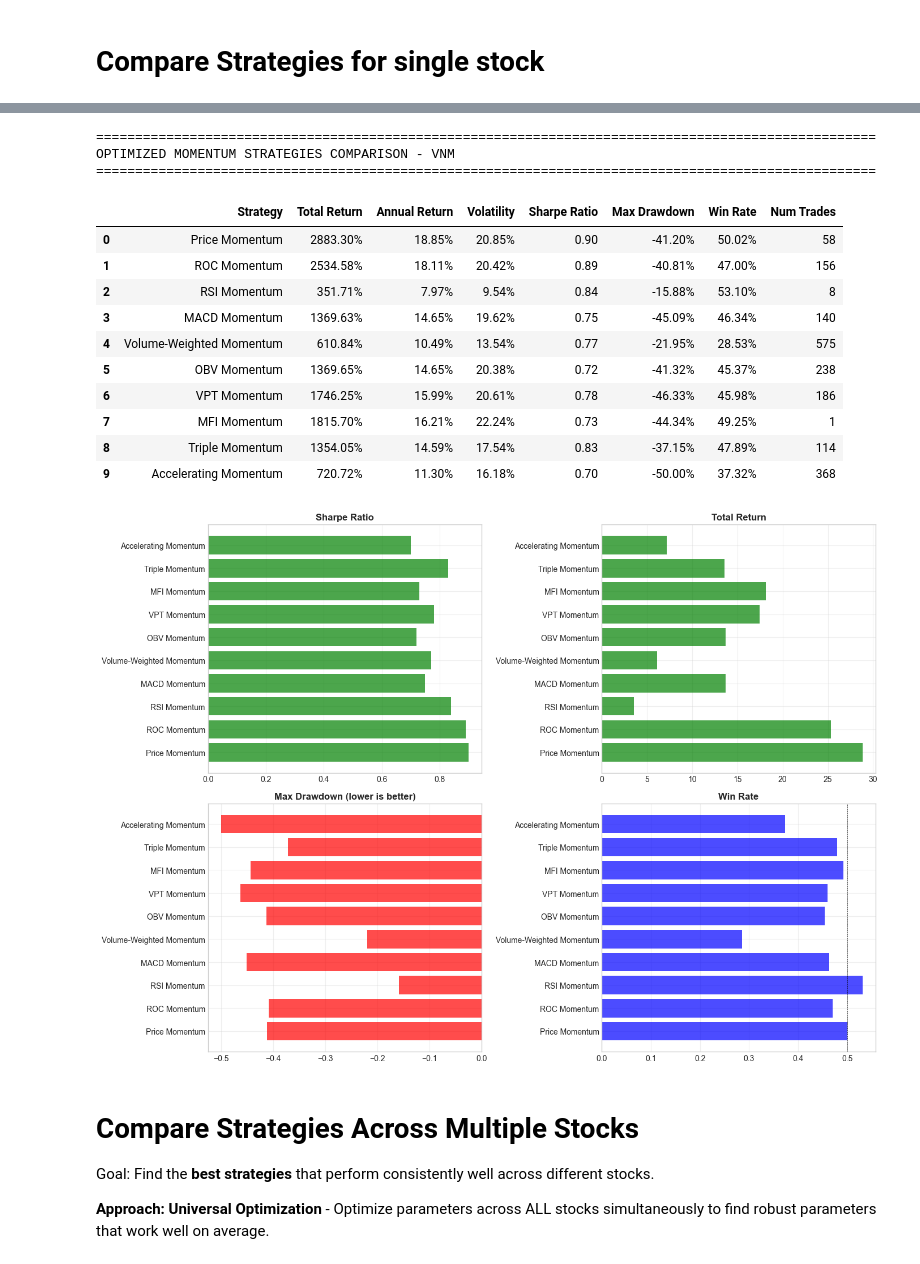
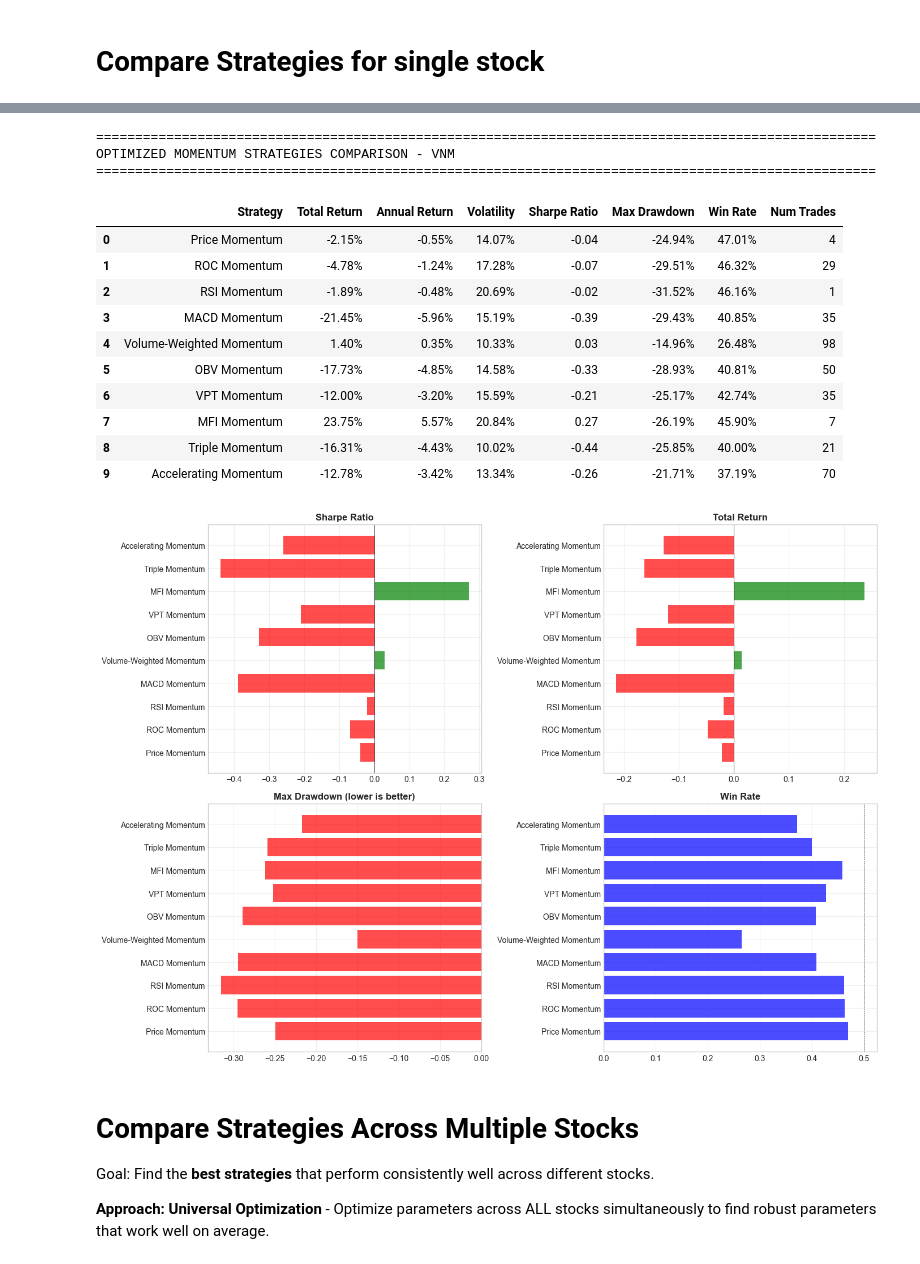
Before and after one commit to NgokNgo/computational-finance, a Jupyter notebook: notebooks/01BasicStrategies.ipynb, the cells around one changed output, grey strips where cells are left out. Cells and saved outputs as stored; diff of their text form; code cells hidden in the pictures.

Commit message:
fix optimize phase

```diff
--- a/notebooks/01BasicStrategies.ipynb
+++ b/notebooks/01BasicStrategies.ipynb
@@ -542,0 +420,14 @@ OPTIMIZATION SUMMARY
+# %%
+optimized_strategies = {}
+for strategy_name, param_space in param_spaces.items():
+    print(f"\nOptimizing {strategy_name}...")
+    optimized_params = optimize_onestock(
+        strategy_class=globals()[strategy_name],
+        train_df=train_df,
+        val_df=val_df,
+        param_space=param_space,
+        n_trials=100,
+        backtest_fn=backtest_strategy
+    )
+    optimized_strategies[strategy_name] = optimized_params
+    print(f"Optimized Parameters for {strategy_name}: {optimized_params}")
@@ -543,44 +493,44 @@ OPTIMIZATION SUMMARY
 # %%
 # ========== COMPARE OPTIMIZED MOMENTUM STRATEGIES ==========
 
 # Create strategies with optimized parameters
 optimized_strategies = [
-    PriceMomentum(**optimized_results['PriceMomentum']['params']),
-    ROCMomentum(**optimized_results['ROCMomentum']['params']),
-    RSIMomentum(**optimized_results['RSIMomentum']['params']),
-    MACDMomentum(**optimized_results['MACDMomentum']['params']),
-    VolumeWeightedMomentum(**optimized_results['VolumeWeightedMomentum']['params']),
-    OBVMomentum(**optimized_results['OBVMomentum']['params']),
-    VPTMomentum(**optimized_results['VPTMomentum']['params']),
-    MFIMomentum(**optimized_results['MFIMomentum']['params']),
-    TripleMomentum(**optimized_results['TripleMomentum']['params']),
-    AcceleratingMomentum(**optimized_results['AcceleratingMomentum']['params'])
+    PriceMomentum(**optimized_strategies['PriceMomentum']['best_params']),
+    ROCMomentum(**optimized_strategies['ROCMomentum']['best_params']),
+    RSIMomentum(**optimized_strategies['RSIMomentum']['best_params']),
+    MACDMomentum(**optimized_strategies['MACDMomentum']['best_params']),
+    VolumeWeightedMomentum(**optimized_strategies['VolumeWeightedMomentum']['best_params']),
+    OBVMomentum(**optimized_strategies['OBVMomentum']['best_params']),
+    VPTMomentum(**optimized_strategies['VPTMomentum']['best_params']),
+    MFIMomentum(**optimized_strategies['MFIMomentum']['best_params']),
+    TripleMomentum(**optimized_strategies['TripleMomentum']['best_params']),
+    AcceleratingMomentum(**optimized_strategies['AcceleratingMomentum']['best_params'])
 ]
 
-optimized_comparison = compare_strategies(df, optimized_strategies)
+optimized_comparison = compare_strategies(test_df, optimized_strategies)
 
 print(f"\n{'='*100}")
 print(f"OPTIMIZED MOMENTUM STRATEGIES COMPARISON - {SYMBOL}")
 print("="*100)
 display(optimized_comparison)
 
 plot_comparison_charts(optimized_comparison)
 # %% [output]
 ====================================================================================================
 OPTIMIZED MOMENTUM STRATEGIES COMPARISON - VNM
 ====================================================================================================
 |  | Strategy | Total Return | Annual Return | Volatility | Sharpe Ratio | Max Drawdown | Win Rate | Num Trades |
-| 0 | Price Momentum | 2883.30% | 18.85% | 20.85% | 0.90 | -41.20% | 50.02% | 58 |
-| 1 | ROC Momentum | 2534.58% | 18.11% | 20.42% | 0.89 | -40.81% | 47.00% | 156 |
-| 2 | RSI Momentum | 351.71% | 7.97% | 9.54% | 0.84 | -15.88% | 53.10% | 8 |
-| 3 | MACD Momentum | 1369.63% | 14.65% | 19.62% | 0.75 | -45.09% | 46.34% | 140 |
-| 4 | Volume-Weighted Momentum | 610.84% | 10.49% | 13.54% | 0.77 | -21.95% | 28.53% | 575 |
-| 5 | OBV Momentum | 1369.65% | 14.65% | 20.38% | 0.72 | -41.32% | 45.37% | 238 |
-| 6 | VPT Momentum | 1746.25% | 15.99% | 20.61% | 0.78 | -46.33% | 45.98% | 186 |
-| 7 | MFI Momentum | 1815.70% | 16.21% | 22.24% | 0.73 | -44.34% | 49.25% | 1 |
-| 8 | Triple Momentum | 1354.05% | 14.59% | 17.54% | 0.83 | -37.15% | 47.89% | 114 |
-| 9 | Accelerating Momentum | 720.72% | 11.30% | 16.18% | 0.70 | -50.00% | 37.32% | 368 |
+| 0 | Price Momentum | -2.15% | -0.55% | 14.07% | -0.04 | -24.94% | 47.01% | 4 |
+| 1 | ROC Momentum | -4.78% | -1.24% | 17.28% | -0.07 | -29.51% | 46.32% | 29 |
+| 2 | RSI Momentum | -1.89% | -0.48% | 20.69% | -0.02 | -31.52% | 46.16% | 1 |
+| 3 | MACD Momentum | -21.45% | -5.96% | 15.19% | -0.39 | -29.43% | 40.85% | 35 |
+| 4 | Volume-Weighted Momentum | 1.40% | 0.35% | 10.33% | 0.03 | -14.96% | 26.48% | 98 |
+| 5 | OBV Momentum | -17.73% | -4.85% | 14.58% | -0.33 | -28.93% | 40.81% | 50 |
+| 6 | VPT Momentum | -12.00% | -3.20% | 15.59% | -0.21 | -25.17% | 42.74% | 35 |
+| 7 | MFI Momentum | 23.75% | 5.57% | 20.84% | 0.27 | -26.19% | 45.90% | 7 |
+| 8 | Triple Momentum | -16.31% | -4.43% | 10.02% | -0.44 | -25.85% | 40.00% | 21 |
+| 9 | Accelerating Momentum | -12.78% | -3.42% | 13.34% | -0.26 | -21.71% | 37.19% | 70 |
-[figure, old version]
+[figure, new version]
 # %% [markdown]
 # Compare Strategies Across Multiple Stocks
 
```
Also changed, not shown: parts of 21 cells of this notebook, 3 other files.
